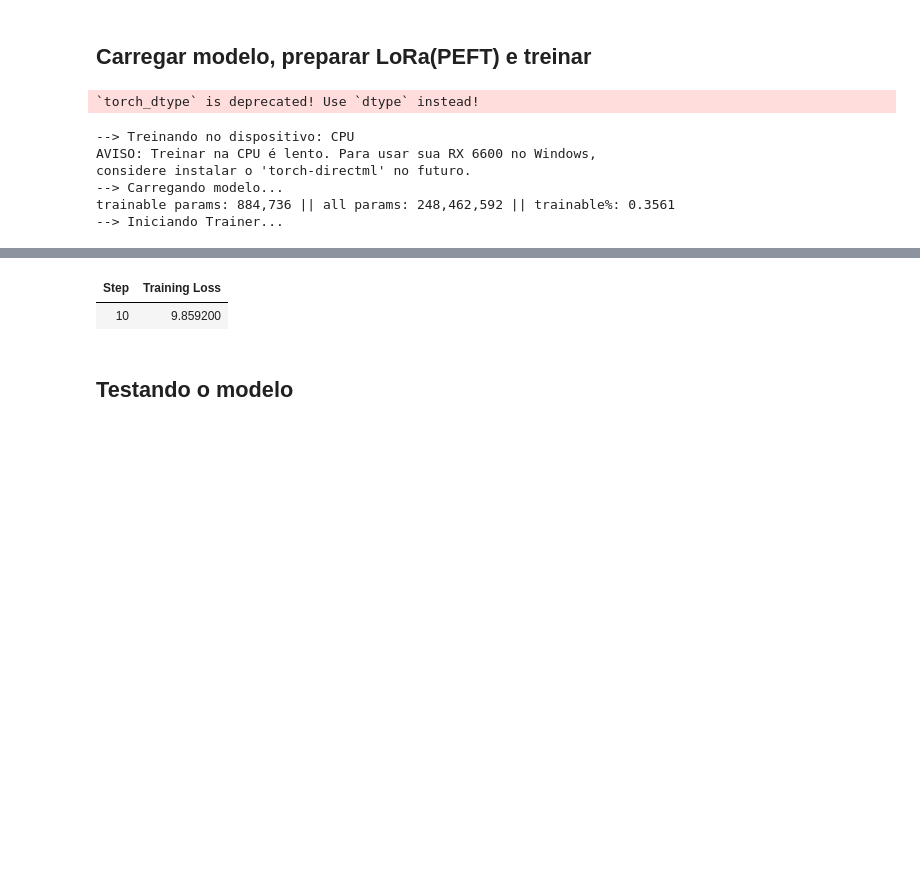
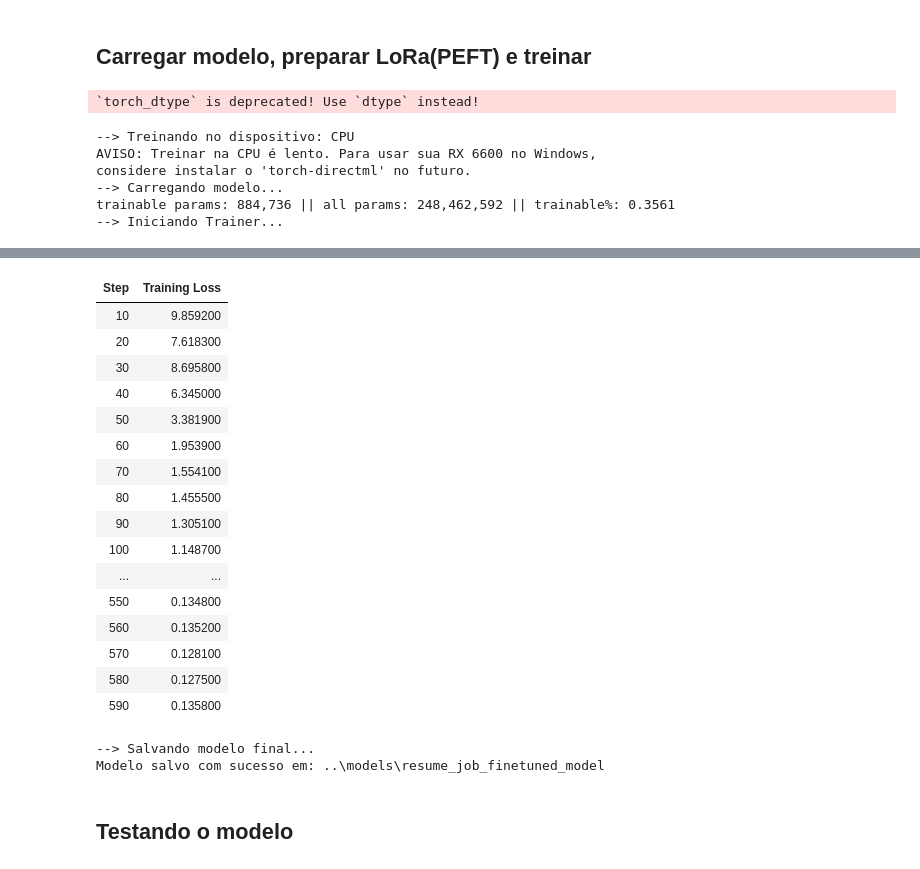
Before and after one commit to felipeclarindo/skill-bridge-api-gen-ai-python, a Jupyter notebook: src/notebooks/fine_turing_generative_ai.ipynb, the cells around one changed output, grey strips where cells are left out. Cells and saved outputs as stored; diff of their text form; code cells hidden in the pictures; blank space fills up the shorter version.

Commit message:
feat(application): Implements the jupyter notebook complete and the gen ai model.

```diff
--- a/src/notebooks/fine_turing_generative_ai.ipynb
+++ b/src/notebooks/fine_turing_generative_ai.ipynb
@@ -491,18 +401,4 @@ DatasetDict({
 # %%
-import torch
-from transformers import (
-    AutoModelForSeq2SeqLM,
-    AutoTokenizer,
-    DataCollatorForSeq2Seq,
-    Seq2SeqTrainer,
-    TrainingArguments,
-)
-from peft import LoraConfig, get_peft_model, TaskType
-import os
-
-# --- 1. CONFIGURAÇÃO DE HARDWARE (AMD/CPU) ---
-# No Windows com AMD, torch.cuda.is_available() será False.
-# O código cairá para "cpu", que é o esperado se você não tiver o torch-directml instalado.
 device = "cuda" if torch.cuda.is_available() else "cpu"
 print(f"--> Treinando no dispositivo: {device.upper()}")
 
@@ -510,7 +406,7 @@ if device == "cpu":
     print("AVISO: Treinar na CPU é lento. Para usar sua RX 6600 no Windows,")
     print("considere instalar o 'torch-directml' no futuro.")
 
-# Desativamos 8-bit pois bitsandbytes não funciona bem com AMD/CPU no Windows
+# Desativamos 8-bit pois bitsandbytes
 use_8bit = False
 
 # Configuração de carregamento
@@ -518,7 +414,6 @@ load_kwargs = {"low_cpu_mem_usage": True}
 # Se for CPU, forçamos float32 para estabilidade. Se fosse GPU NVIDIA, usaria float16.
 load_kwargs["torch_dtype"] = torch.float32
 
-# --- 2. CARREGAR MODELO E TOKENIZER ---
 print("--> Carregando modelo...")
 try:
     model = AutoModelForSeq2SeqLM.from_pretrained(MODEL_NAME, **load_kwargs)
@@ -526,11 +421,6 @@ except Exception as e:
     print(f"Erro ao carregar com kwargs, tentando padrão. Erro: {e}")
     model = AutoModelForSeq2SeqLM.from_pretrained(MODEL_NAME)
 
-# Garantir que o tokenizer existe (assumindo que você já definiu 'tokenizer' e 'MODEL_NAME' antes desse bloco)
-# Se não definiu, descomente a linha abaixo:
-# tokenizer = AutoTokenizer.from_pretrained(MODEL_NAME)
-
-# --- 3. CONFIGURAÇÃO LORA (PEFT) ---
 lora_config = LoraConfig(
     r=8,
     lora_alpha=32,
@@ -544,7 +434,6 @@ model.print_trainable_parameters()  # Mostra quantos % do modelo serão treinado
 
 data_collator = DataCollatorForSeq2Seq(tokenizer, model=model)
 
-# --- 4. ARGUMENTOS DE TREINAMENTO OTIMIZADOS ---
 train_args_dict = {
     "output_dir": str(OUT_DIR / "flan_t5_lora_outputs"),
     "per_device_train_batch_size": 2,
@@ -567,12 +456,8 @@ train_args_dict = {
 training_args = TrainingArguments(**train_args_dict)
 
 # Ativa geração apenas se quiser ver métricas de texto (BLEU/ROUGE),
-# mas isso deixa o treino muito mais lento na CPU.
-# Vou deixar como True porque seu código original pedia, mas saiba que impacta performance.
 setattr(training_args, "predict_with_generate", True)
 
-# --- 5. CORREÇÃO DO BUG (AttributeError: generation_config) ---
-# Esta é a correção vital para o erro que você estava tendo
 if not hasattr(training_args, "generation_config"):
     training_args.generation_config = None
 
@@ -590,7 +475,6 @@ trainer = Seq2SeqTrainer(
 # Treinar
 trainer.train()
 
-# --- 7. SALVAMENTO ROBUSTO ---
 print("--> Salvando modelo final...")
 final_outdir = MODEL_DIR / "resume_job_finetuned_model"
 final_outdir.mkdir(parents=True, exist_ok=True)
@@ -616,5 +500,22 @@ trainable params: 884,736 || all params: 248,462,592 || trainable%: 0.3561
 | Step | Training Loss |
 | 10 | 9.859200 |
+| 20 | 7.618300 |
+| 30 | 8.695800 |
+| 40 | 6.345000 |
+| 50 | 3.381900 |
+| 60 | 1.953900 |
+| 70 | 1.554100 |
+| 80 | 1.455500 |
+| 90 | 1.305100 |
+| 100 | 1.148700 |
+| ... | ... |
+| 550 | 0.134800 |
+| 560 | 0.135200 |
+| 570 | 0.128100 |
+| 580 | 0.127500 |
+| 590 | 0.135800 |
+--> Salvando modelo final...
+Modelo salvo com sucesso em: ..\models\resume_job_finetuned_model
 # %% [markdown]
 ## Testando o modelo
 # %%
```
Also changed, not shown: parts of 6 cells of this notebook, 35 other files.
